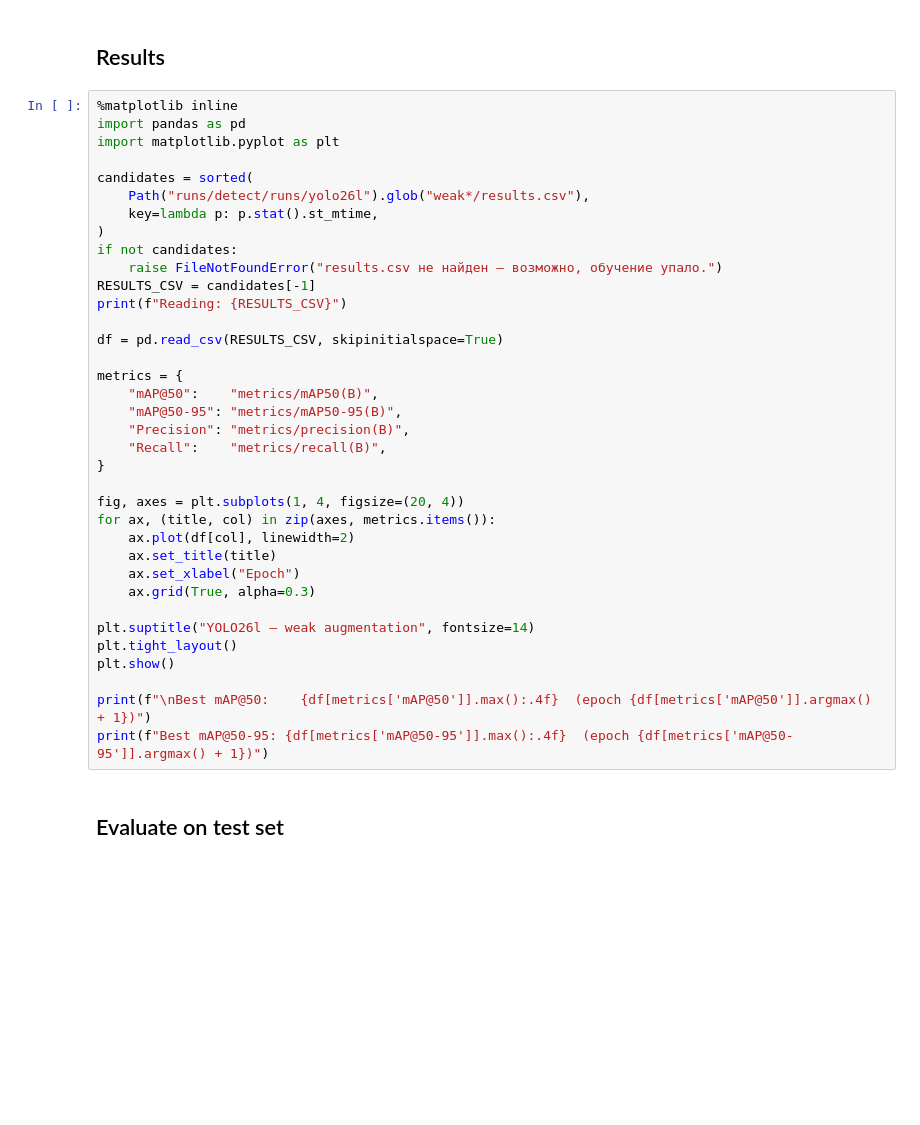
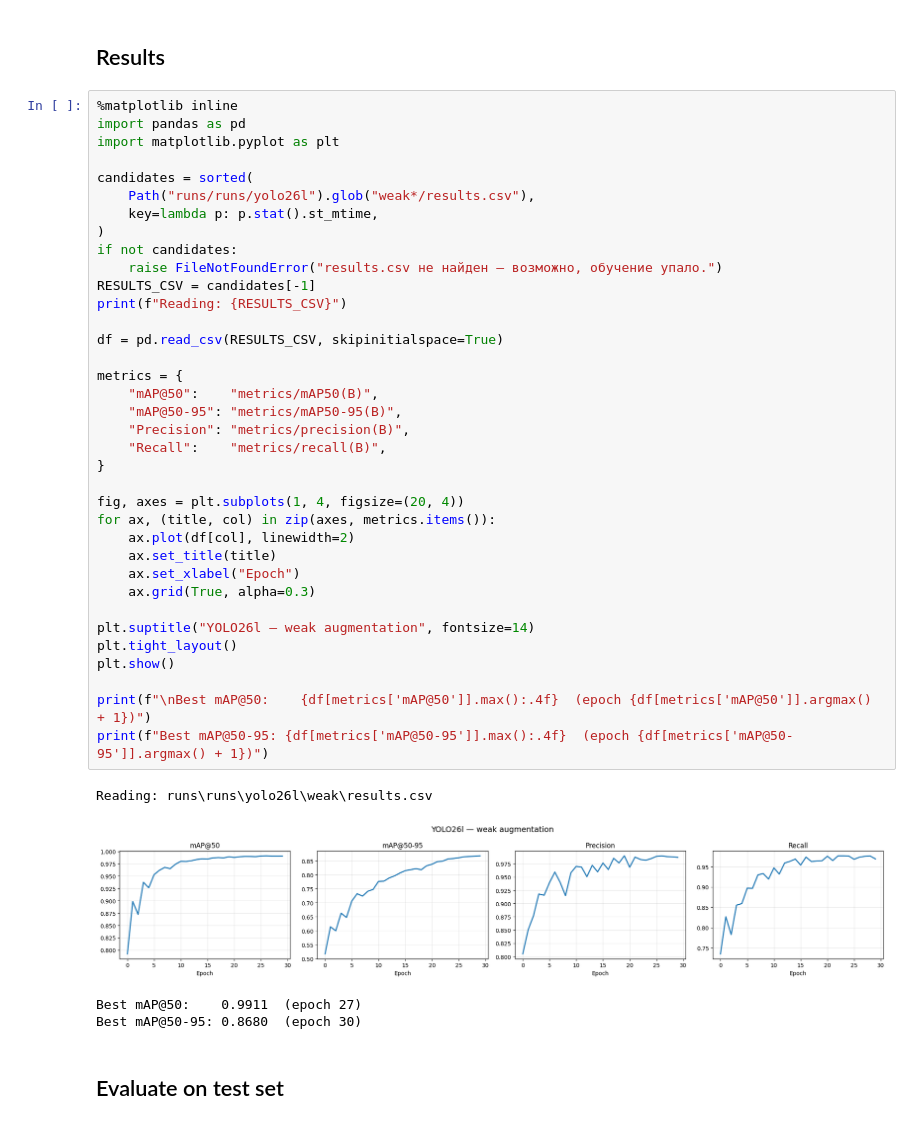
Before and after one commit to slermo/yolo_marine, a Jupyter notebook: notebooks/train_yolo26l.ipynb, the cells around one changed output. Drawn from its saved outputs; the diff is of its cells as text; blank space fills up the shorter version.

Commit message:
feature: yolo pr

```diff
--- a/notebooks/train_yolo26l.ipynb
+++ b/notebooks/train_yolo26l.ipynb
@@ -55,36 +94,41 @@ import pandas as pd
 import matplotlib.pyplot as plt
 
 candidates = sorted(
-    Path("runs/detect/runs/yolo26l").glob("weak*/results.csv"),
+    Path("runs/runs/yolo26l").glob("weak*/results.csv"),
     key=lambda p: p.stat().st_mtime,
 )
 if not candidates:
     raise FileNotFoundError("results.csv не найден — возможно, обучение упало.")
 RESULTS_CSV = candidates[-1]
 print(f"Reading: {RESULTS_CSV}")
 
 df = pd.read_csv(RESULTS_CSV, skipinitialspace=True)
 
 metrics = {
     "mAP@50":    "metrics/mAP50(B)",
     "mAP@50-95": "metrics/mAP50-95(B)",
     "Precision": "metrics/precision(B)",
     "Recall":    "metrics/recall(B)",
 }
 
 fig, axes = plt.subplots(1, 4, figsize=(20, 4))
 for ax, (title, col) in zip(axes, metrics.items()):
     ax.plot(df[col], linewidth=2)
     ax.set_title(title)
     ax.set_xlabel("Epoch")
     ax.grid(True, alpha=0.3)
 
 plt.suptitle("YOLO26l — weak augmentation", fontsize=14)
 plt.tight_layout()
 plt.show()
 
 print(f"\nBest mAP@50:    {df[metrics['mAP@50']].max():.4f}  (epoch {df[metrics['mAP@50']].argmax() + 1})")
 print(f"Best mAP@50-95: {df[metrics['mAP@50-95']].max():.4f}  (epoch {df[metrics['mAP@50-95']].argmax() + 1})")
+# %% [output]
+Reading: runs\runs\yolo26l\weak\results.csv
+[figure, added]
+Best mAP@50:    0.9911  (epoch 27)
+Best mAP@50-95: 0.8680  (epoch 30)
 # %% [markdown]
 ## Evaluate on test set
 # %%
```
Also changed, not shown: parts of 3 cells of this notebook, 4 other files.
